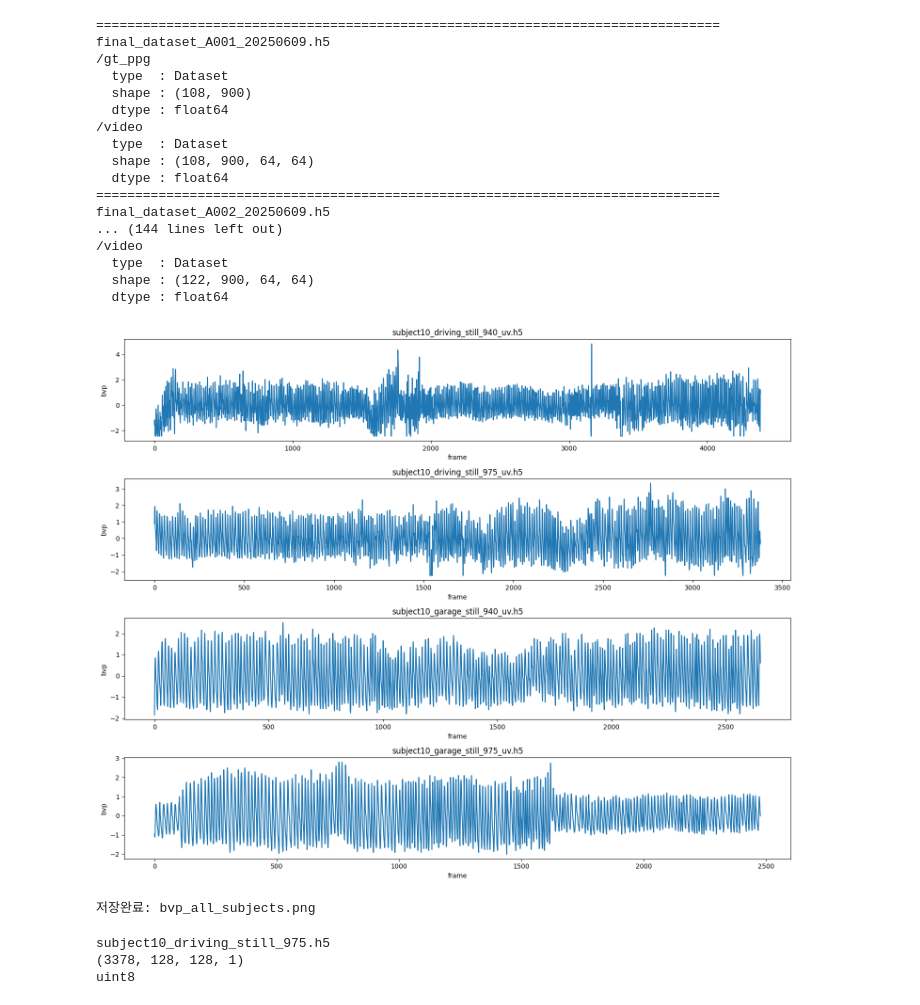
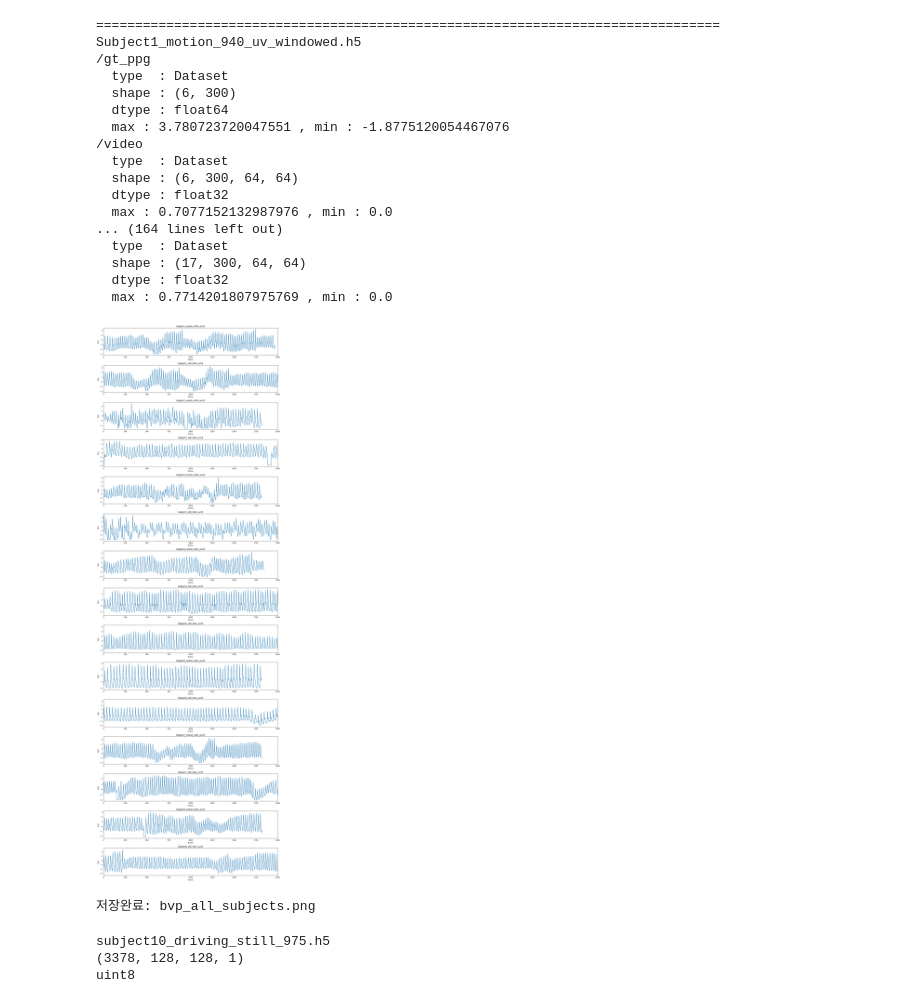
Before and after one commit to kkm2001-design/rppg, a Jupyter notebook: data/codes/make_data/mr_nirp/mr_nirp_test.ipynb, the cells around one changed output. Drawn from its saved outputs; the diff is of its cells as text; code cells hidden in the pictures.

Commit message:
nirp k-fold validation test 코드 추가

```diff
--- a/data/codes/make_data/mr_nirp/mr_nirp_test.ipynb
+++ b/data/codes/make_data/mr_nirp/mr_nirp_test.ipynb
@@ -23,6 +23,7 @@ def explore_h5(f, prefix=''):
             print(f'  type  : Dataset')
             print(f'  shape : {obj.shape}')
             print(f'  dtype : {obj.dtype}')
+            print(f'  max : {np.max(obj)} , min : {np.min(obj)}')
         else:
             print(f'  type  : Group')
         if obj.attrs:
@@ -31,7 +32,7 @@ def explore_h5(f, prefix=''):
         if isinstance(obj, h5py.Group):
             explore_h5(obj, fullname)
 
-h5_dir = '/nasdata4/2yhy/rPPG_code/rPPG_datasets/raw_data/CNA_members/KM_preprocess_data/dl_data_CNA_70_withoutoutlier'
+h5_dir = '/nasdata4/2yhy/rPPG_code/rPPG_datasets/raw_data/CNA_members/KM_preprocess_data/MR-nirp_dl_data'
 files = sorted([f for f in os.listdir(h5_dir) if f.endswith('.h5')])
 
 for subject in files:
@@ -41,47 +42,48 @@ for subject in files:
         explore_h5(f)
 # %% [output]
 ================================================================================
-final_dataset_A001_20250609.h5
+Subject1_motion_940_uv_windowed.h5
 /gt_ppg
   type  : Dataset
-  shape : (108, 900)
+  shape : (6, 300)
   dtype : float64
+  max : 3.780723720047551 , min : -1.8775120054467076
 /video
   type  : Dataset
-  shape : (108, 900, 64, 64)
-  dtype : float64
-================================================================================
-final_dataset_A002_20250609.h5
-... (144 lines left out)
-/video
+  shape : (6, 300, 64, 64)
+  dtype : float32
+  max : 0.7077152132987976 , min : 0.0
+... (164 lines left out)
   type  : Dataset
-  shape : (122, 900, 64, 64)
-  dtype : float64
+  shape : (17, 300, 64, 64)
+  dtype : float32
+  max : 0.7714201807975769 , min : 0.0
 # %%
 # gt ppg 파형확인
 import h5py
 import os
 import matplotlib.pyplot as plt
 
-h5_dir = '/nasdata4/2yhy/rPPG_code/rPPG_datasets/raw_data/CNA_members/KM_preprocess_data/MR-nirp_driving_registration'
+h5_dir = '/nasdata4/2yhy/rPPG_code/rPPG_datasets/raw_data/CNA_members/KM_preprocess_data/MR-nirp_registration_70'
 files = sorted([f for f in os.listdir(h5_dir) if f.endswith('.h5')])
 
 fig, axes = plt.subplots(len(files), 1, figsize=(15, 3*len(files)))
 
 for i, subject in enumerate(files):
     with h5py.File(os.path.join(h5_dir, subject), 'r') as f:
         bvp = f['bvp_data'][:]
 
     axes[i].plot(bvp)
     axes[i].set_title(subject)
+    axes[i].set_xlim(0, 2000)
     axes[i].set_xlabel('frame')
     axes[i].set_ylabel('bvp')
 
 plt.tight_layout()
 plt.show()
 print("저장완료: bvp_all_subjects.png")
 # %% [output]
-[figure, old version]
+[figure, new version]
 저장완료: bvp_all_subjects.png
 # %%
 #원본영상확인
```
Also changed, not shown: 10 other files.
